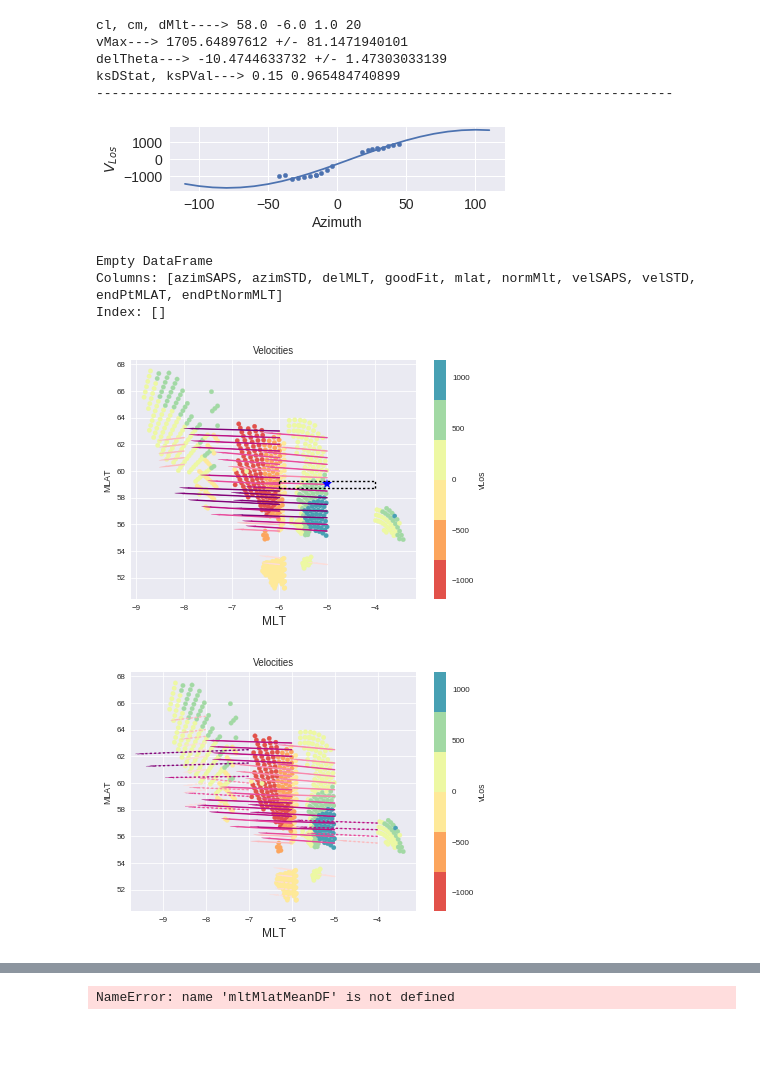
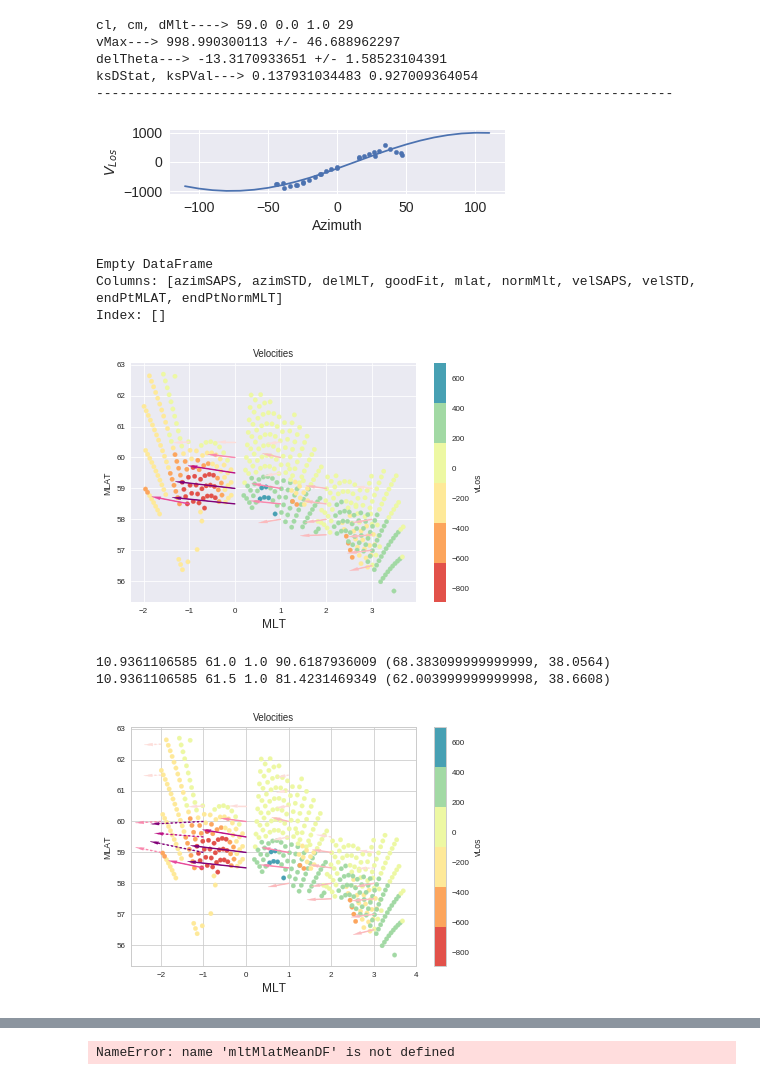
Before and after one commit to bharatreddy/indsvels, a Jupyter notebook: ipy/lshell-box.ipynb, the cells around one changed output, grey strips where cells are left out. Cells and saved outputs as stored; diff of their text form; code cells hidden in the pictures; blank space fills up the shorter version.

```diff
--- a/ipy/lshell-box.ipynb
+++ b/ipy/lshell-box.ipynb
@@ -37,7 +37,7 @@ mltFitRange = 1.5
 inpCols = [ "beam", "range", "geoAzm", "azimCalcMag", "magAzm", "vLos"\
            , "MLAT", "MLT", "MLON", "GLAT", "GLON", "radId"\
            , "radCode","normMLT", "normMLTRound", "spwdth", "pwr" ]
-velsDataDF = pandas.read_csv("../data/test-losVels.txt")#apr9-840-losVels.txt
+velsDataDF = pandas.read_csv("../data/apr9-840-losVels.txt")#test-losVels.txt
 velsDataDF.columns = inpCols
 velsDataDF = velsDataDF[ (abs(velsDataDF["vLos"]) >= mincutOffLosVel) &\
                        (velsDataDF["spwdth"] >= mincutOffspWdth)&\
@@ -213,7 +213,7 @@ for cl, cm in azimCharDF.groupby( [ "MLAT", "MLT" ] ).groups.keys():
         ksTestvLosFitArr = [ round( model_func(t, popt[0],popt[1]) )\
                                 for t in dfSel[fitAzmType].tolist() ]
         ksDStat, ksPVal = scipy.stats.ks_2samp( dfSel["vLos"].tolist(),ksTestvLosFitArr )
-        if cl == 58. and cm == -6.:
+        if cl == 59. and cm == 0.:
             if dMlt == 1.:
                 figCl = cl
                 figCm = cm
@@ -313,12 +313,12 @@ fig.savefig("../figs/fits-lshell/fit" + "_" + str(figCl) +\
             "_" + str(figCm) + "_" + str(figDmlt) + ".pdf",\
             bbox_inches='tight')
 # %% [output]
-cl, cm, dMlt----> 58.0 -6.0 1.0 20
-vMax---> 1705.64897612 +/- 81.1471940101
-delTheta---> -10.4744633732 +/- 1.47303033139
-ksDStat, ksPVal---> 0.15 0.965484740899
+cl, cm, dMlt----> 59.0 0.0 1.0 29
+vMax---> 998.990300113 +/- 46.688962297
+delTheta---> -13.3170933651 +/- 1.58523104391
+ksDStat, ksPVal---> 0.137931034483 0.927009364054
 --------------------------------------------------------------------------
-[figure, old version]
+[figure, new version]
 # %%
 # Now for plotting purpose calculate end points
 fitResultsDF["endPtMLAT"] = numpy.round( (fitResultsDF["velSAPS"]/1000.) *\
@@ -390,7 +390,7 @@ for frRows in fitResultsDF.iterrows():
 
 fig1.savefig("../figs/fitVels-apr9-test.pdf",bbox_inches='tight')
 # %% [output]
-[figure, old version]
+[figure, new version]
 # %%
 # Now we have the good fits!
 # We'll have to find fits for cells
@@ -453,12 +453,15 @@ expFitResDF["endPtNormMLT"] = numpy.round( (expFitResDF["velSAPS"]/1000.) *\
                                 expFitResDF["normMlt"], 2)
 # Merge the results from both DFs
 fitResultsDF = pandas.concat( [fitResultsDF, expFitResDF] )
+# %% [output]
+10.9361106585 61.0 1.0 90.6187936009 (68.383099999999999, 38.0564)
+10.9361106585 61.5 1.0 81.4231469349 (62.003999999999998, 38.6608)
 # %%
 #### Plot the fitted SAPS velocities ####
 #### Plot the fitted SAPS velocities ####
 #### Plot the fitted SAPS velocities ####
 # Seaborn styling
-sns.set_style("darkgrid")
+sns.set_style("whitegrid")
 sns.set_context("paper")
 seaMap = ListedColormap(sns.color_palette("RdPu"))
 vLosSeaMap = ListedColormap(sns.color_palette("Spectral"))
@@ -479,34 +482,34 @@ velsDataDF.plot( kind='scatter',
 ax.set_ylabel("MLAT")
 ax.set_xlabel("MLT", fontsize=12)
 ax.set_title( "Velocities" )
 # Overlay the SAPS vel vectors
 velScaleMin = 0.
 # round off max velocity to the next hundred
 velScaleMax = (fitResultsDF["velSAPS"].max() + 100.)*100/100 -\
             (fitResultsDF["velSAPS"].max() + 100.)%100
 colNorm = Normalize( vmin=velScaleMin, vmax=velScaleMax )
 for frRows in fitResultsDF.iterrows():
     # Plot Velocity vectors
     currCol = seaMap( colNorm(frRows[1]["velSAPS"]) )
     if frRows[1]["goodFit"]:
 
         ax.plot( [ frRows[1]["normMlt"] , frRows[1]["endPtNormMLT"] ],\
                 [ frRows[1]["mlat"], frRows[1]["endPtMLAT"] ], color=currCol )
         ax.arrow( frRows[1]["normMlt"], frRows[1]["mlat"], \
                  frRows[1]["endPtNormMLT"]-frRows[1]["normMlt"],\
                  frRows[1]["endPtMLAT"]-frRows[1]["mlat"],\
                      head_width=0.1, head_length=0.2, fc=currCol, ec=currCol)
     else:
         ax.plot( [ frRows[1]["normMlt"] , frRows[1]["endPtNormMLT"] ],\
                 [ frRows[1]["mlat"], frRows[1]["endPtMLAT"] ], color=currCol, linestyle='dotted')
         ax.arrow( frRows[1]["normMlt"], frRows[1]["mlat"], \
                  frRows[1]["endPtNormMLT"]-frRows[1]["normMlt"],\
                  frRows[1]["endPtMLAT"]-frRows[1]["mlat"],\
                      head_width=0.1, head_length=0.2, fc=currCol, ec=currCol, linestyle='dotted')
 
 fig1.savefig("../figs/allFitVels-apr9-test.pdf",bbox_inches='tight')
 # %% [output]
-[figure, old version]
+[figure, new version]
 # %%
 print fitResultsDF
 # %% [output]
```
Also changed, not shown: parts of 3 cells of this notebook, 28 other files.
